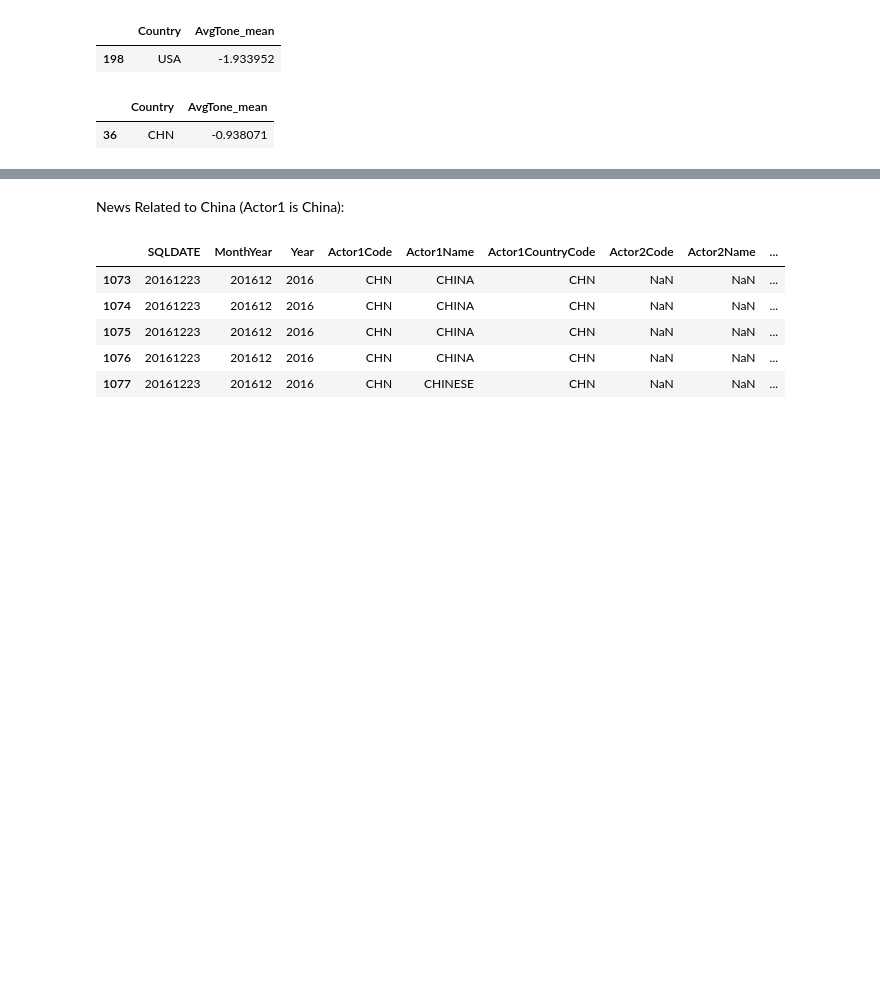
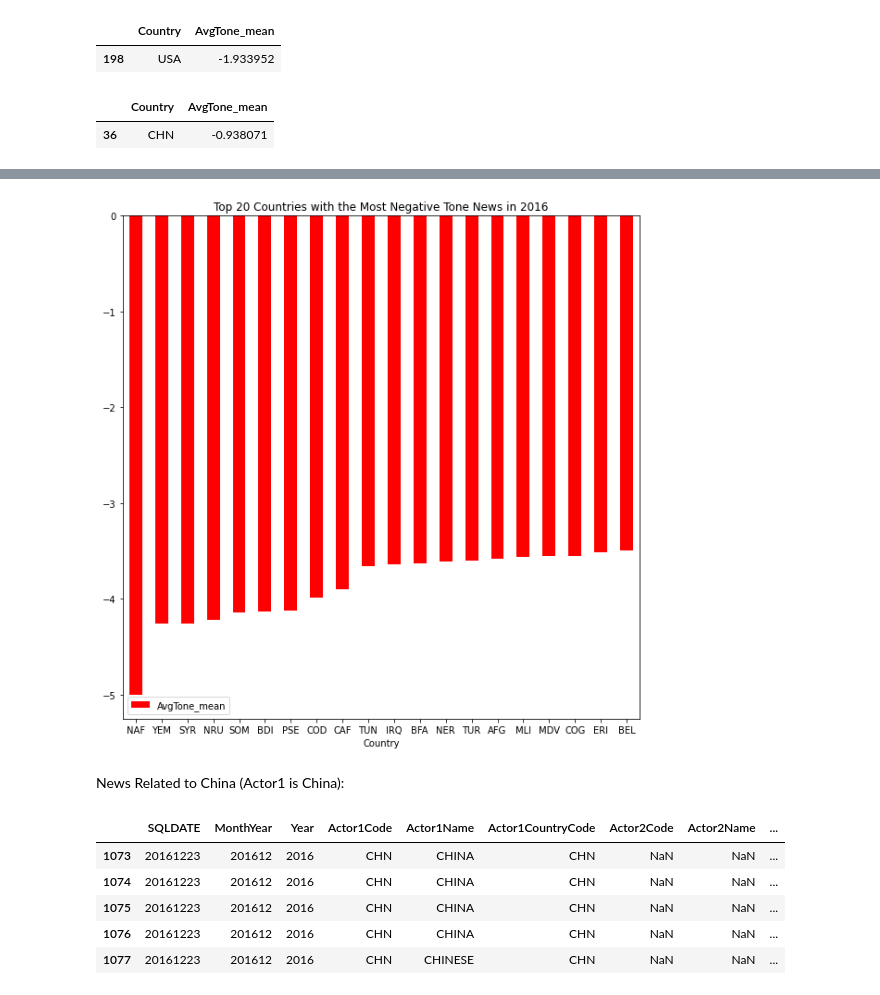
Before and after one commit to beixuan-jia/502final, a Jupyter notebook: EDA.ipynb, the cells around one changed output, grey strips where cells are left out. Cells and saved outputs as stored; diff of their text form; code cells hidden in the pictures; blank space fills up the shorter version.

```diff
--- a/EDA.ipynb
+++ b/EDA.ipynb
@@ -257,0 +276,3 @@ dask_feat.groupby('Actor2Name').AvgTone.mean().compute()
+# %%
+country_worst20 = country_mean_sorted.iloc[0:20]
+country_worst20
@@ -258,3 +297,7 @@ dask_feat.groupby('Actor2Name').AvgTone.mean().compute()
+# %%
+neg = country_worst20.plot.bar(x='Country', y='AvgTone_mean', rot=0, figsize=[10,10], color = "red", title="Top 20 Countries with the Most Negative Tone News in 2016")
+# %% [output]
+[figure, added]
 # %% [markdown]
 News Related to China (Actor1 is China):
 # %%
```
Also changed, not shown: parts of 12 cells of this notebook.
